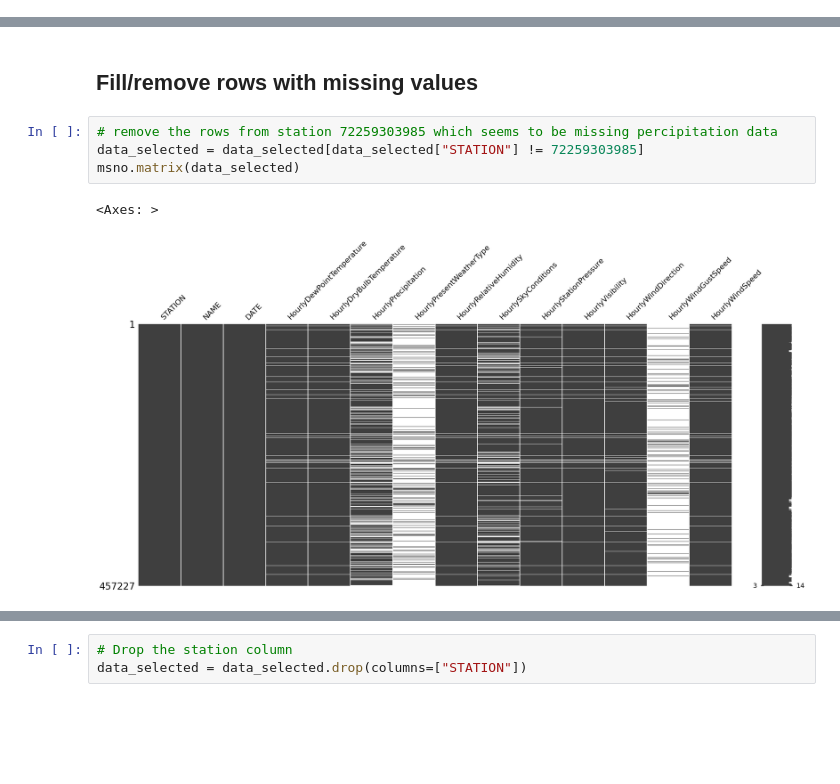
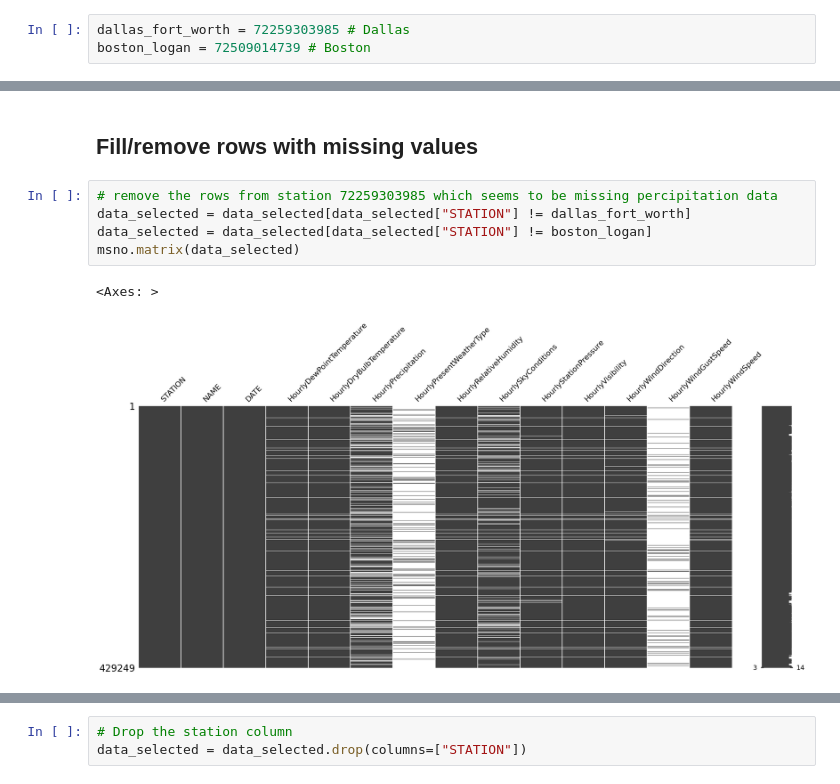
Before and after one commit to rezaqorbani/flight-delay-predictor, a Jupyter notebook: feature_engineering/data_collection_weather.ipynb, the cells around one changed output, grey strips where cells are left out. Cells and saved outputs as stored; diff of their text form; blank space fills up the shorter version.

```diff
--- a/feature_engineering/data_collection_weather.ipynb
+++ b/feature_engineering/data_collection_weather.ipynb
@@ -35,3 +33,6 @@ station_with_missing_values_id = 72259303985
+# %%
+dallas_fort_worth = 72259303985 # Dallas
+boston_logan = 72509014739 # Boston
 # %%
 data = pd.read_csv('../data/raw/us_airport_weather_2021_2022.csv', low_memory=False)
 # msno.matrix(data)
@@ -110,11 +111,12 @@ HourlyWindSpeed :  16535
 ## Fill/remove rows with missing values
 # %%
 # remove the rows from station 72259303985 which seems to be missing percipitation data
-data_selected = data_selected[data_selected["STATION"] != 72259303985]
+data_selected = data_selected[data_selected["STATION"] != dallas_fort_worth]
+data_selected = data_selected[data_selected["STATION"] != boston_logan]
 msno.matrix(data_selected)
 # %% [output]
 <Axes: >
-[figure, old version]
+[figure, new version]
 # %%
 # Fill "HourlyWindGustSpeed" is missing with 0. This is because the missing values are when there is no gust.
 data_selected["HourlyWindGustSpeed"] = data_selected["HourlyWindGustSpeed"].fillna(0.0)
```
Also changed, not shown: parts of 15 cells of this notebook, 3 other files.
